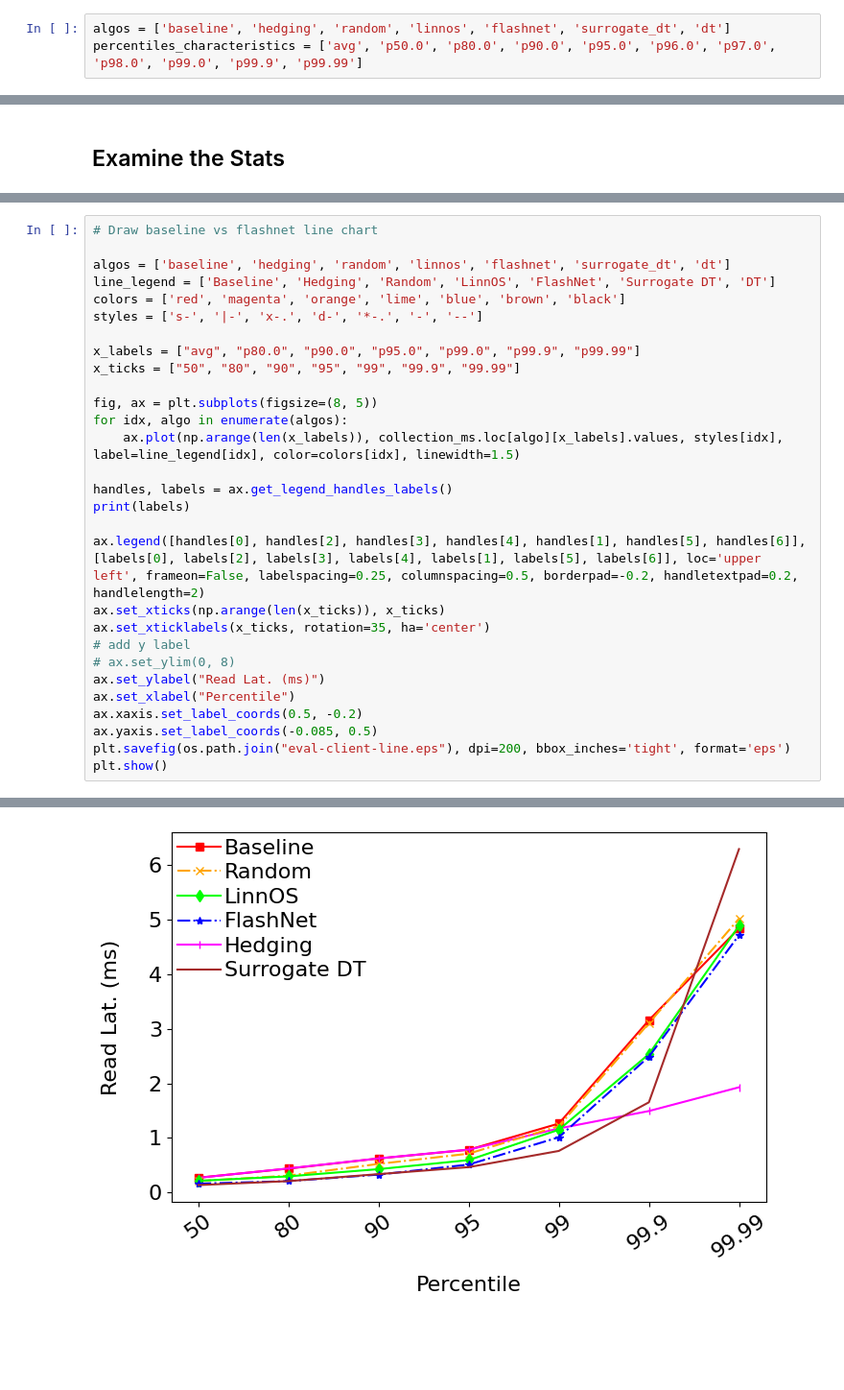
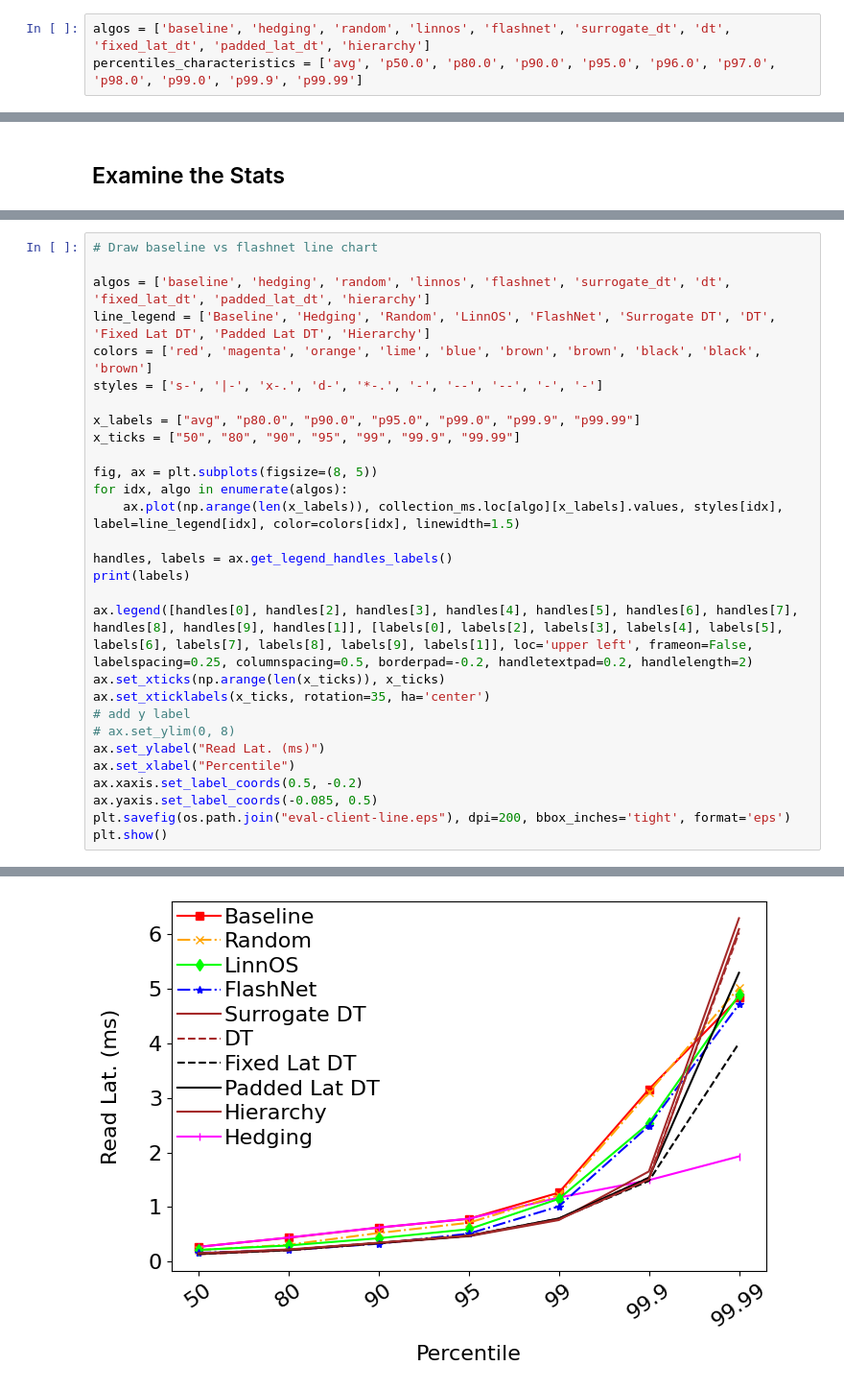
Before and after one commit to czarkos/Heimdall, a Jupyter notebook: integration/client-level/algo_analysis/tail_improvement_with_surrogate.ipynb, the cells around one changed output, grey strips where cells are left out. Shown at 96% size. Cells and saved outputs as stored; diff of their text form; blank space fills up the shorter version.

```diff
--- a/integration/client-level/algo_analysis/tail_improvement_with_surrogate.ipynb
+++ b/integration/client-level/algo_analysis/tail_improvement_with_surrogate.ipynb
@@ -5,7 +5,7 @@ import numpy as np
 import os
 import math
 # %%
-algos = ['baseline', 'hedging', 'random', 'linnos', 'flashnet', 'surrogate_dt', 'dt']
+algos = ['baseline', 'hedging', 'random', 'linnos', 'flashnet', 'surrogate_dt', 'dt', 'fixed_lat_dt', 'padded_lat_dt', 'hierarchy']
 percentiles_characteristics = ['avg', 'p50.0', 'p80.0', 'p90.0', 'p95.0', 'p96.0', 'p97.0', 'p98.0', 'p99.0', 'p99.9', 'p99.99']
 # %%
 grouping_dirs = {}
@@ -117,10 +125,10 @@ plt.show()
 # %%
 # Draw baseline vs flashnet line chart
 
-algos = ['baseline', 'hedging', 'random', 'linnos', 'flashnet', 'surrogate_dt', 'dt']
-line_legend = ['Baseline', 'Hedging', 'Random', 'LinnOS', 'FlashNet', 'Surrogate DT', 'DT']
-colors = ['red', 'magenta', 'orange', 'lime', 'blue', 'brown', 'black']
-styles = ['s-', '|-', 'x-.', 'd-', '*-.', '-', '--']
+algos = ['baseline', 'hedging', 'random', 'linnos', 'flashnet', 'surrogate_dt', 'dt', 'fixed_lat_dt', 'padded_lat_dt', 'hierarchy']
+line_legend = ['Baseline', 'Hedging', 'Random', 'LinnOS', 'FlashNet', 'Surrogate DT', 'DT', 'Fixed Lat DT', 'Padded Lat DT', 'Hierarchy']
+colors = ['red', 'magenta', 'orange', 'lime', 'blue', 'brown', 'brown', 'black', 'black', 'brown']
+styles = ['s-', '|-', 'x-.', 'd-', '*-.', '-', '--', '--', '-', '-']
 
 x_labels = ["avg", "p80.0", "p90.0", "p95.0", "p99.0", "p99.9", "p99.99"]
 x_ticks = ["50", "80", "90", "95", "99", "99.9", "99.99"]
@@ -132,7 +140,7 @@ for idx, algo in enumerate(algos):
 handles, labels = ax.get_legend_handles_labels()
 print(labels)
 
-ax.legend([handles[0], handles[2], handles[3], handles[4], handles[1], handles[5], handles[6]], [labels[0], labels[2], labels[3], labels[4], labels[1], labels[5], labels[6]], loc='upper left', frameon=False, labelspacing=0.25, columnspacing=0.5, borderpad=-0.2, handletextpad=0.2, handlelength=2)
+ax.legend([handles[0], handles[2], handles[3], handles[4], handles[5], handles[6], handles[7], handles[8], handles[9], handles[1]], [labels[0], labels[2], labels[3], labels[4], labels[5], labels[6], labels[7], labels[8], labels[9], labels[1]], loc='upper left', frameon=False, labelspacing=0.25, columnspacing=0.5, borderpad=-0.2, handletextpad=0.2, handlelength=2)
 ax.set_xticks(np.arange(len(x_ticks)), x_ticks)
 ax.set_xticklabels(x_ticks, rotation=35, ha='center')
 # add y label
@@ -148 +156 @@ plt.show()
-[figure, old version]
+[figure, new version]
```
Also changed, not shown: parts of 4 cells of this notebook.
